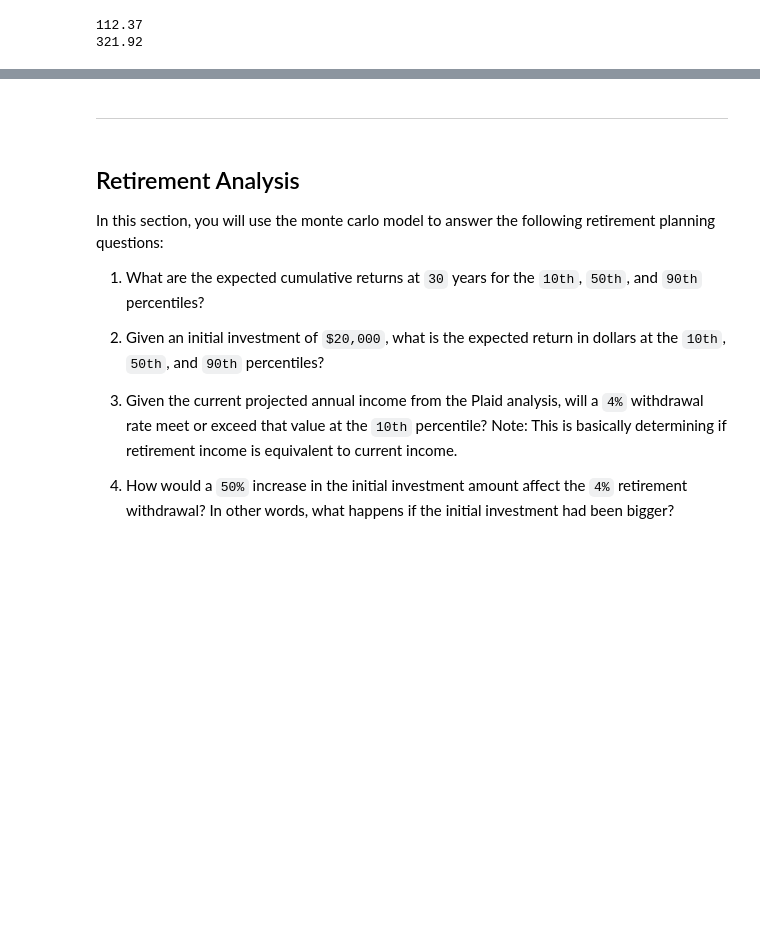
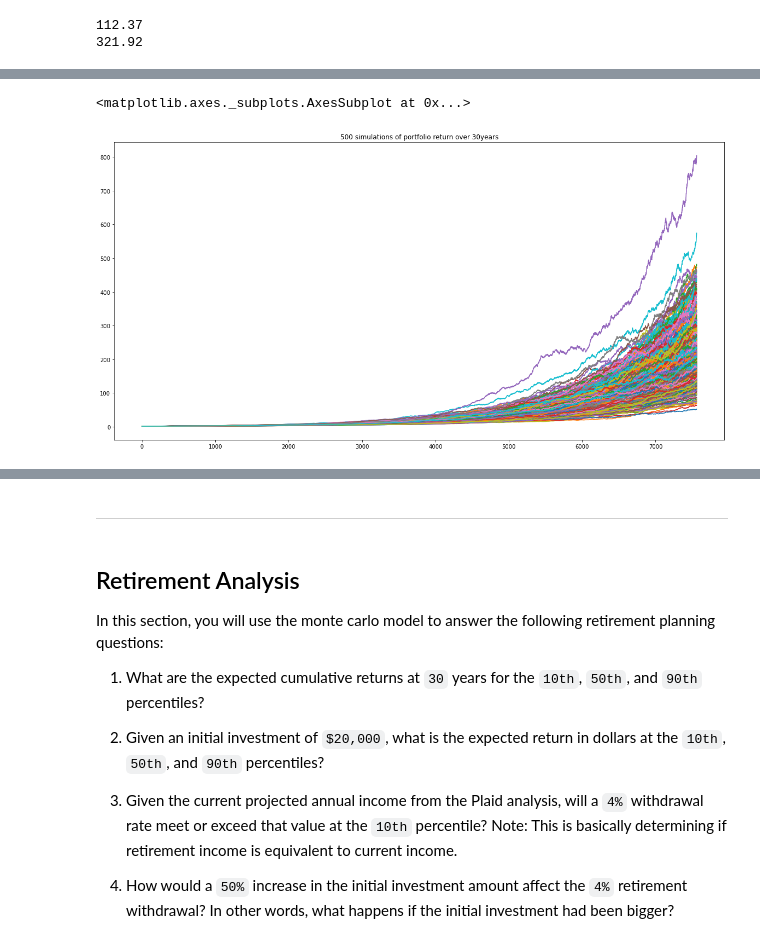
Before and after one commit to Askelan-cyber/python-homework, a Jupyter notebook: API Homework/portfolio_planner.ipynb, the cells around one changed output, grey strips where cells are left out. Drawn from its saved outputs; the diff is of its cells as text; code cells hidden in the pictures; blank space fills up the shorter version.

```diff
--- a/API Homework/portfolio_planner.ipynb
+++ b/API Homework/portfolio_planner.ipynb
@@ -100,7 +100,8 @@ Complete the following steps:
 **Hint:** There are `252` trading days per year, so the number of records to generate for each Monte Carlo run will be `252 days * 30 years`.
 # %%
 # Calculate the daily roi for the stocks
-daily_roi = df.mean()
+roi = df.pct_change()
+daily_roi = roi.mean()
 # Display sample data
 daily_roi
 # %% [output]
@@ -109,6 +110,6 @@ SPY    290.990570
 dtype: float64
 # %%
 # Compute daily volatility
-daily_vol = df.std()
+daily_vol = roi.std()
 daily_vol
 # %% [output]
@@ -128,4 +129,5 @@ print(last_price_spy)
 # Setup the Monte Carlo Parameters
 number_simulations = 500
 number_records = 252 * 30
-monte_carlo = pd.DataFrame()
+portfolio_cum_returns = pd.DataFrame()
+simulated_price_df = pd.DataFrame()
@@ -133,0 +134,23 @@ monte_carlo = pd.DataFrame()
+# %%
+# Run the Monte Carlo Simulation
+for n in range(number_simulations):
+    simulated_agg = [last_price_aag]
+    simulated_spy = [last_price_spy]
+    for i in range(number_records):
+        simulated_agg_prices = simulated_agg[-1] * (1 + np.random.normal(daily_roi[0], daily_vol[0]))
+        simulated_spy_prices = simulated_spy[-1] * (1 + np.random.normal(daily_roi[1], daily_vol[1]))
+
+        simulated_agg.append(simulated_agg_prices)
+        simulated_spy.append(simulated_spy_prices)
+
+    simulated_price_df["AGG"] = pd.Series(simulated_agg)
+    simulated_price_df["SPY"] = pd.Series(simulated_spy)
+
+    simulated_daily_returns = simulated_price_df.pct_change()
+    weights = [0.4, 0.6]
+    portfolio_returns = simulated_daily_returns.dot(weights)
+    portfolio_cum_returns[n] = (1 + portfolio_returns.fillna(0)).cumprod()
+
+    #-1 at the end takes out the intial investmnet? Class exersises don't model this so I left it out
+
+portfolio_cum_returns.head()
@@ -137,0 +176,7 @@ monte_carlo = pd.DataFrame()
+# %%
+# Visualize the Simulation
+title = "500 simulations of portfolio return over 30years"
+portfolio_cum_returns.plot(legend=False, figsize=(20,10), title = title)
+# %% [output]
+<matplotlib.axes._subplots.AxesSubplot at 0x...>
+[figure, added]
```
Also changed, not shown: parts of 20 cells of this notebook, 1 other file.
